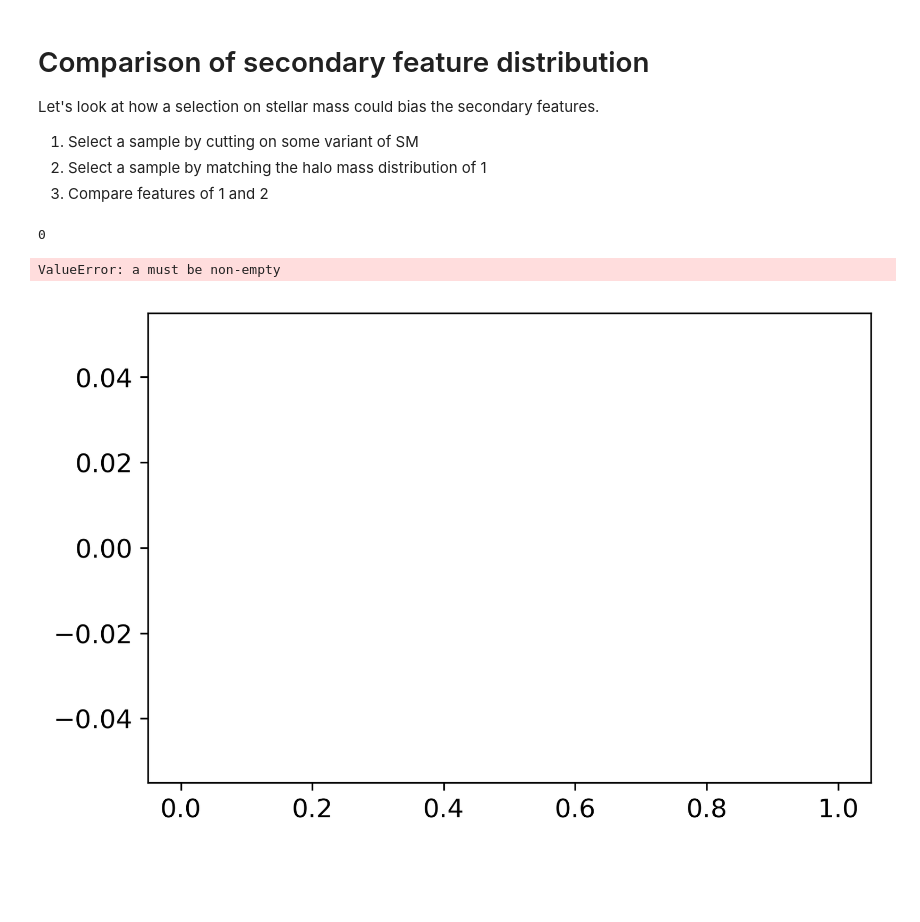
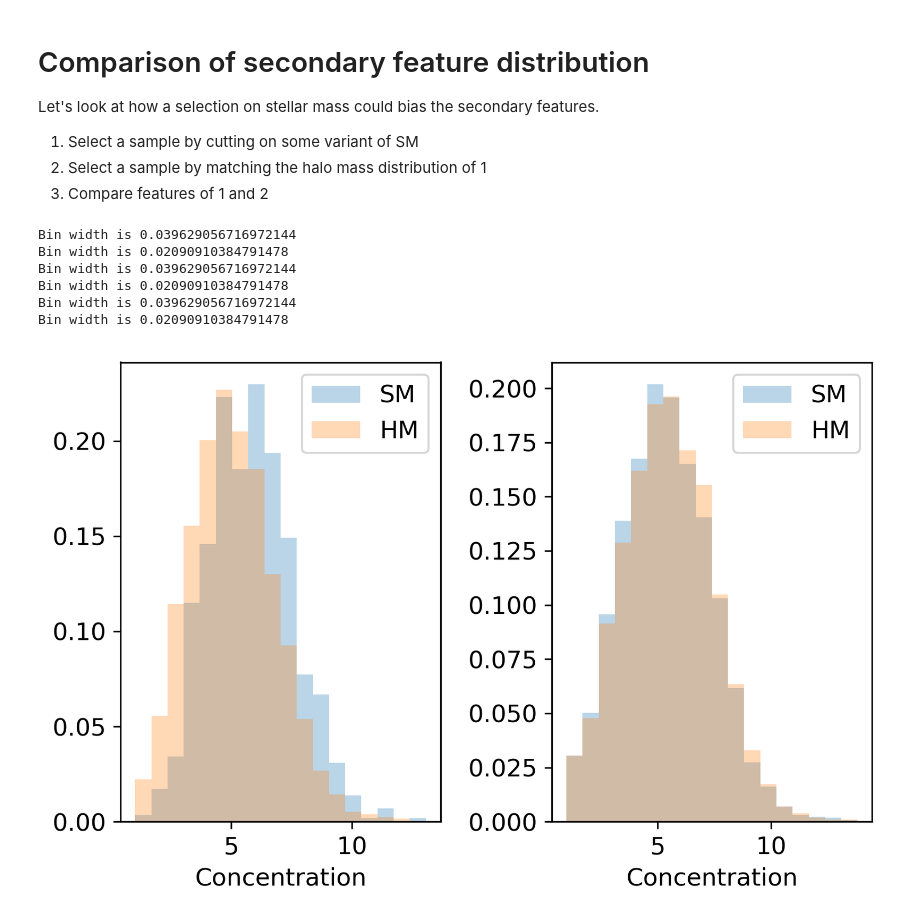
Before and after one commit to dr-guangtou/asap, a Jupyter notebook: cb/main.ipynb, the cells around one changed output. Drawn from its saved outputs; the diff is of its cells as text; code cells hidden in the pictures; blank space fills up the shorter version.

Commit message:
Plotting with similar HM dists is pretty good now

```diff
--- a/cb/main.ipynb
+++ b/cb/main.ipynb
@@ -262,40 +262,26 @@ Let's look at how a selection on stellar mass could bias the secondary features.
 1. Select a sample by cutting on some variant of SM
 2. Select a sample by matching the halo mass distribution of 1
 3. Compare features of 1 and 2
-# %%
-sample_src = data_halo_cut["cen"]["data"]
-
-# Step 1
-sample1 = sample_src[
-    (sample_src["sm"] + sample_src["icl"] > 10**13) #&
-   #(sample_src["sm"] + sample_src["icl"] < 10**12)
-]
-print(len(sample1))
-fig, ax = plt.subplots()
-count1, bin_edges, _ = ax.hist(np.log10(sample1["m"]), alpha=0.3, bins=30)
-
-
-# Step 2
-bins = np.digitize(sample_src["m"], np.power(10, bin_edges), right=True)
-sample2 = []
-for i in range(len(count1)):
-    valid_indexes = np.where( bins == i+1 )[0]
-    s = int(count1[i])
-    if s == 0:
-        sample2.append(np.array(
-    sample2.append(
-        np.random.choice(sample_src[valid_indexes], size=int(count1[i]))
-    )
-
-
-sample2 = np.concatenate(sample2)
-count2, _, _ = ax.hist(np.log10(sample2["m"]), bins=bin_edges, alpha=0.3)
-
-# Step 3 compare something
-fig, ax = plt.subplots()
-ax.hist(sample1["rvir"] / sample1["rs"], bins=20, alpha=0.3)
-ax.hist(sample2["rvir"] / sample2["rs"], bins=20, alpha=0.3)
-# %% [output]
-0
-ValueError: a must be non-empty
-[figure, removed]
+# %%
+_, axes = plt.subplots(1, 2)
+same_hm_dist_plots.do_everything(data_halo_cut["cen"]["data"], same_hm_dist_plots.f_concentration, cuts=(11.8, 12), bulk_set={"xlabel": "Concentration"}, ax=axes[0])
+same_hm_dist_plots.do_everything(data_halo_cut["halo"]["data"], same_hm_dist_plots.f_concentration, cuts=(11.8, 12), bulk_set={"xlabel": "Concentration"}, ax=axes[1])
+plt.tight_layout()
+
+_, axes = plt.subplots(1, 2)
+ax = same_hm_dist_plots.do_everything(data_halo_cut["cen"]["data"], same_hm_dist_plots.f_age, cuts=(11.8, 12), bulk_set={"xlabel": "Half Mass Age"}, ax=axes[0])
+ax = same_hm_dist_plots.do_everything(data_halo_cut["halo"]["data"], same_hm_dist_plots.f_age, cuts=(11.8, 12), bulk_set={"xlabel": "Half Mass Age"}, ax=axes[1])
+plt.tight_layout()
+
+_, axes = plt.subplots(1, 2)
+ax = same_hm_dist_plots.do_everything(data_halo_cut["cen"]["data"], same_hm_dist_plots.f_mm, cuts=(11.8, 12), bulk_set={"xlabel": "Scale at last MM"}, ax=axes[0])
+ax = same_hm_dist_plots.do_everything(data_halo_cut["halo"]["data"], same_hm_dist_plots.f_mm, cuts=(11.8, 12), bulk_set={"xlabel": "Scale at last MM"}, ax=axes[1])
+plt.tight_layout()
+# %% [output]
+Bin width is 0.039629056716972144
+Bin width is 0.02090910384791478
+Bin width is 0.039629056716972144
+Bin width is 0.02090910384791478
+Bin width is 0.039629056716972144
+Bin width is 0.02090910384791478
+[figure, added]
```
Also changed, not shown: parts of 2 cells of this notebook, 1 other file.
